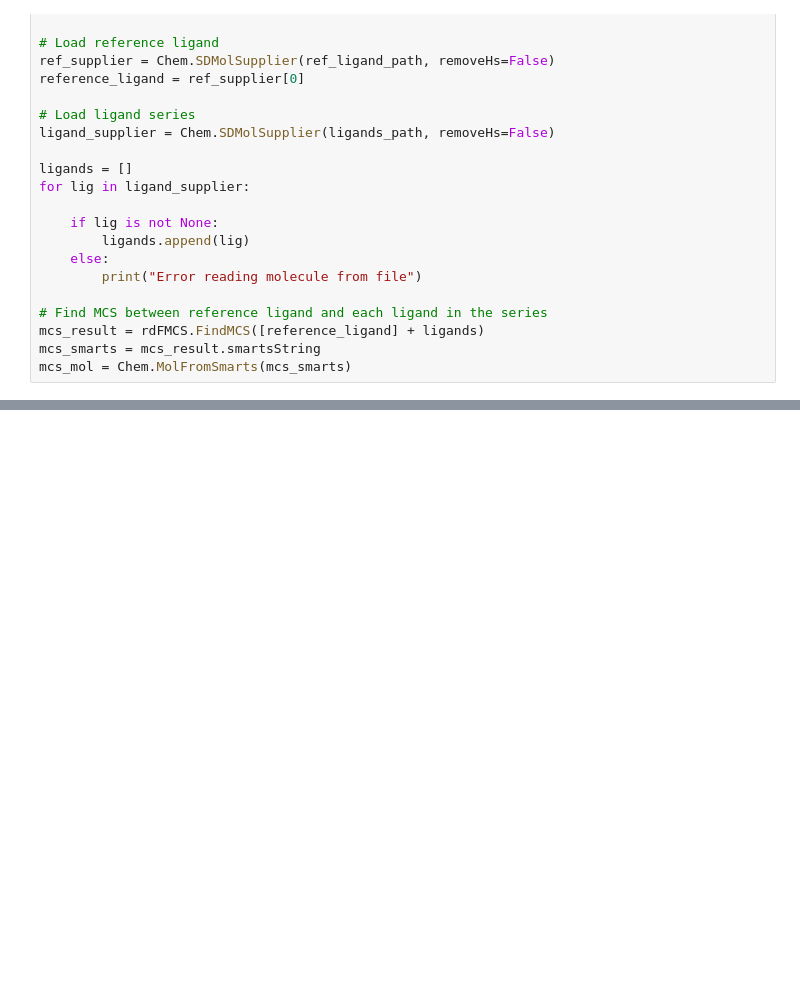
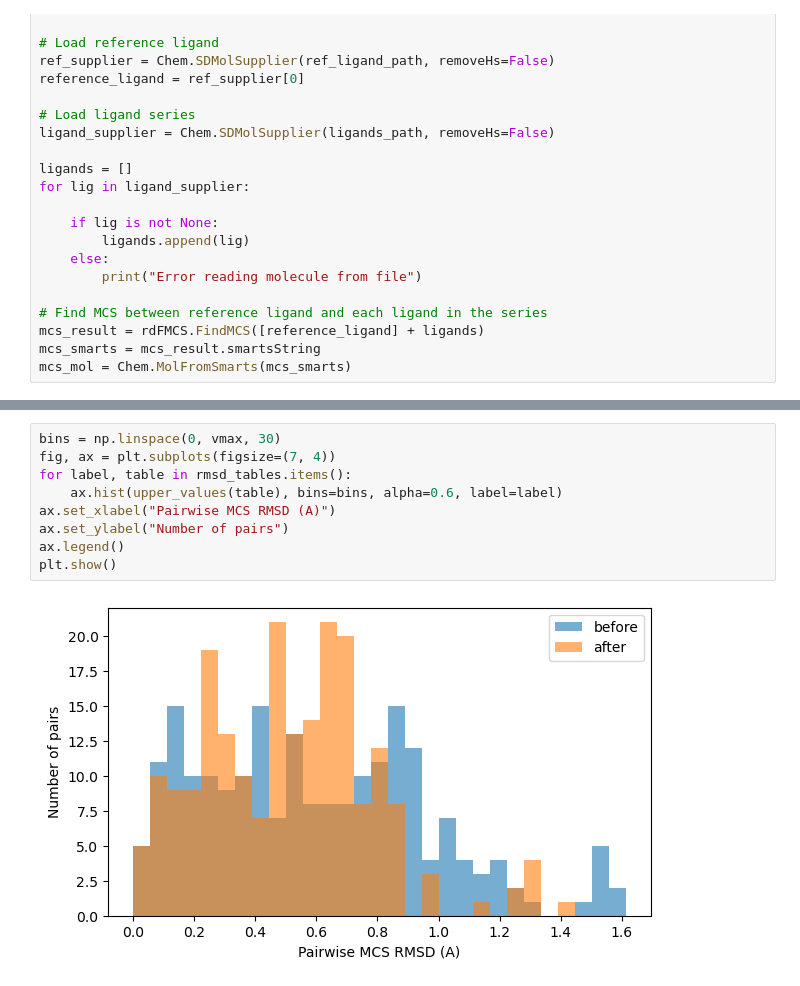
Before and after one commit to NBDsoftware/IndustryBenchmarks2024, a Jupyter notebook: industry_benchmarks/utils/notebooks/align_series.ipynb, the cells around one changed output, grey strips where cells are left out. Cells and saved outputs as stored; diff of their text form; blank space fills up the shorter version.

```diff
--- a/industry_benchmarks/utils/notebooks/align_series.ipynb
+++ b/industry_benchmarks/utils/notebooks/align_series.ipynb
@@ -72,0 +184,11 @@ Aligning ligand:  PI3K_compound31
+# %%
+bins = np.linspace(0, vmax, 30)
+fig, ax = plt.subplots(figsize=(7, 4))
+for label, table in rmsd_tables.items():
+    ax.hist(upper_values(table), bins=bins, alpha=0.6, label=label)
+ax.set_xlabel("Pairwise MCS RMSD (A)")
+ax.set_ylabel("Number of pairs")
+ax.legend()
+plt.show()
+# %% [output]
+[figure, added]
```
Also changed, not shown: parts of 6 cells of this notebook.
